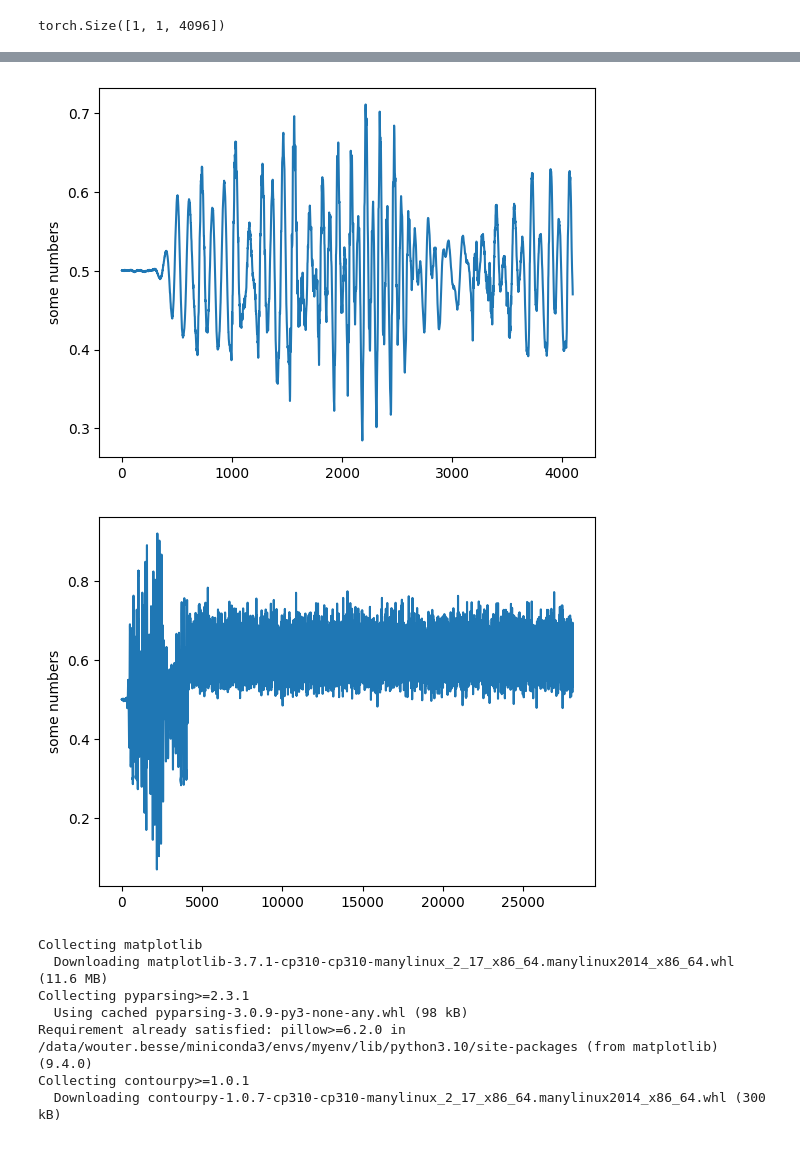
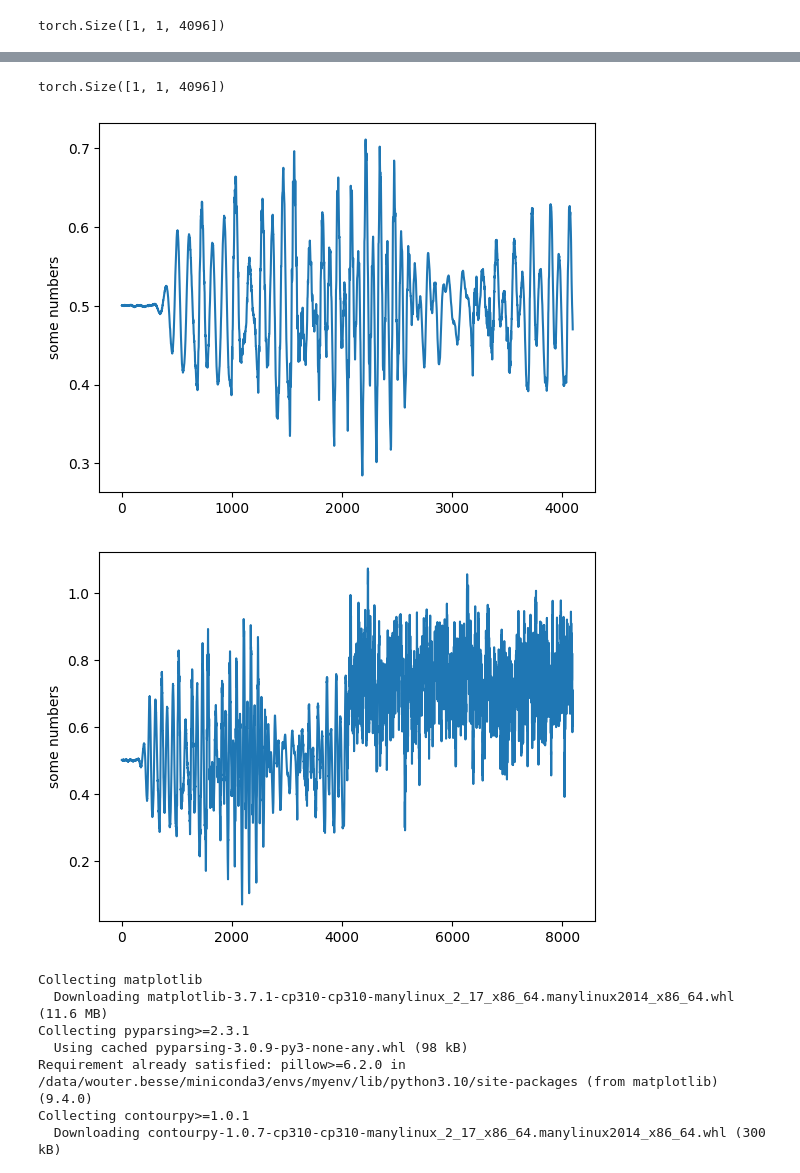
Before and after one commit to WouterBesse/Sonified-Latent-Data, a Jupyter notebook: WaveVaePlayground.ipynb, the cells around one changed output, grey strips where cells are left out. Cells and saved outputs as stored; diff of their text form; code cells hidden in the pictures.

```diff
--- a/WaveVaePlayground.ipynb
+++ b/WaveVaePlayground.ipynb
@@ -13,7 +13,7 @@ Hyperparameters
 """
 
 learning_rate = 0.000001
-batchsize = 8
+batchsize = 2
 device='cuda:2'
 input_size = (40, 112)
 upsamples = [2, 2, 2, 2, 2, 2, 2, 2]
@@ -23,7 +23,7 @@ WaveVAE = WaveNetVAE(input_size,
                      num_hiddens = 768,
                      upsamples = upsamples,
                      zsize = zsize,
-                    out_channels = 1)
+                    out_channels = 256)
 
 WaveVAE.to(device)
 
@@ -31,7 +31,7 @@ VAEDataset = WVDataset(audio_path = "../ConvDenoiser_Old/clips",
                        length = 4096,
                        skip_size = 4096 // 2,
                        sample_rate = 24000,
-                       max_files = 100,
+                       max_files = 50,
                        hop_length = 128)
 
 val_VAEDataset = WVDataset(audio_path = "../ConvDenoiser_Old/testdata",
@@ -116,7 +120,7 @@ writer = SummaryWriter()
 
 train(WaveVAE, VAEDataloader, val_VAEDataloader,
       writer = writer,
-      learning_rate = 0.00001,
+      learning_rate = 0.0001,
       epoch_amount = 100,
       logs_per_epoch = 5,
       kl_anneal = 0.01,
@@ -158,16 +164,16 @@ WaveVAE.load_state_dict(torch.load('./modeltest'))
 WaveNet Receptive Field:  4093
 <All keys matched successfully>
 # %%
-val_VAEDataset = WVDataset(audio_path = "../ConvDenoiser_Old/testdata",
-                       length = 4096,
-                       skip_size = 1,
-                       sample_rate = 24000,
-                       max_files = 1,
-                       hop_length = 128)
+# val_VAEDataset = WVDataset(audio_path = "../ConvDenoiser_Old/testdata",
+#                        length = 4096,
+#                        skip_size = 1,
+#                        sample_rate = 24000,
+#                        max_files = 1,
+#                        hop_length = 128)
 
-val_VAEDataloader = DataLoader(val_VAEDataset,
-                           batch_size = 1,
-                           shuffle = False)
+# val_VAEDataloader = DataLoader(val_VAEDataset,
+#                            batch_size = 1,
+#                            shuffle = False)
 with torch.no_grad():
     generated_audio = WaveVAE.inference(val_VAEDataloader, size = 4096, device = device)
 # %% [output]
@@ -175,6 +181,6 @@ torch.Size([1, 1, 4096])
 # %%
 import IPython
 print(generated_audio.size())
-generated_audio = (generated_audio * 2) - 1
-IPython.display.display(IPython.display.Audio(generated_audio.squeeze().detach().cpu().numpy(), rate = 24000))
+generated_audio_proc = (generated_audio * 2) - 1
+IPython.display.display(IPython.display.Audio(generated_audio_proc.squeeze().detach().cpu().numpy(), rate = 24000))
 # %% [output]
@@ -183,17 +189,19 @@ torch.Size([1, 1, 28096])
 # %%
 onehot, mfcc, target = next(iter(val_VAEDataloader))
 
 import matplotlib.pyplot as plt
-plt.plot(torch.squeeze(onehot).numpy())
+print(onehot[:, :, -4096:].size())
+plt.plot(torch.squeeze(onehot[:, :, -4096:]).numpy())
 plt.ylabel('some numbers')
 plt.show()
 
-plt.plot(torch.squeeze(generated_audio.cpu() + 1 / 2).numpy())
+plt.plot(torch.squeeze(generated_audio_proc.cpu() + 1 / 2).numpy())
 plt.ylabel('some numbers')
 plt.show()
 # %% [output]
+torch.Size([1, 1, 4096])
 [figure]
-[figure, old version]
+[figure, new version]
 # %%
 %pip install matplotlib
 # %% [output]
```
Also changed, not shown: parts of 3 cells of this notebook, 4 other files.
